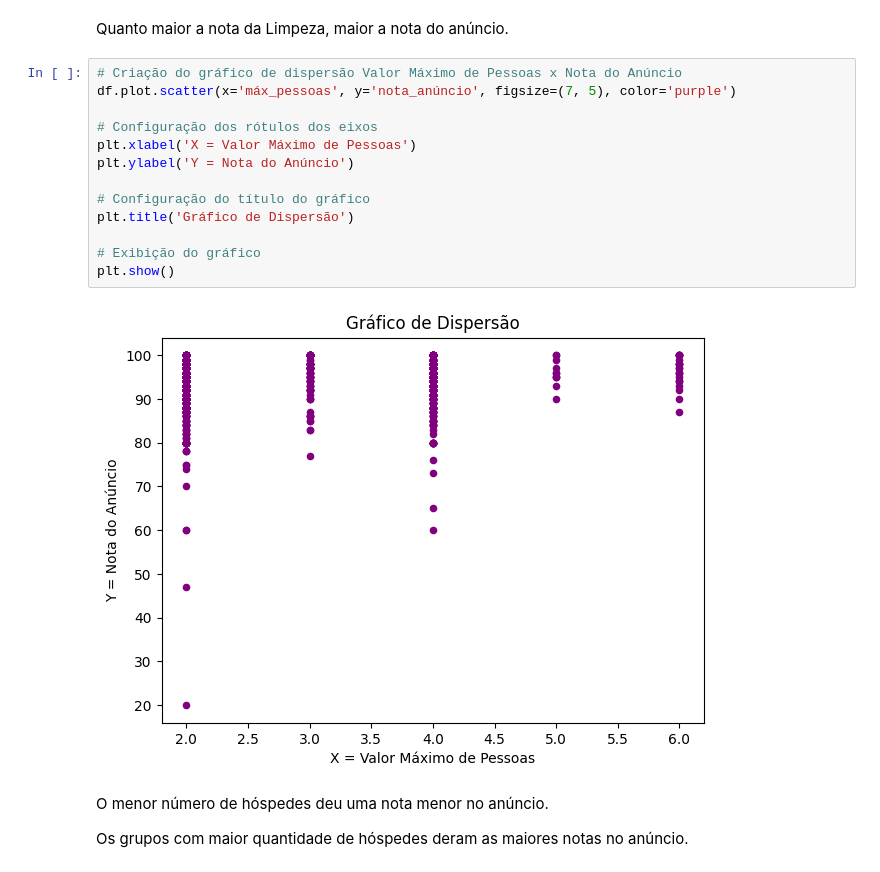
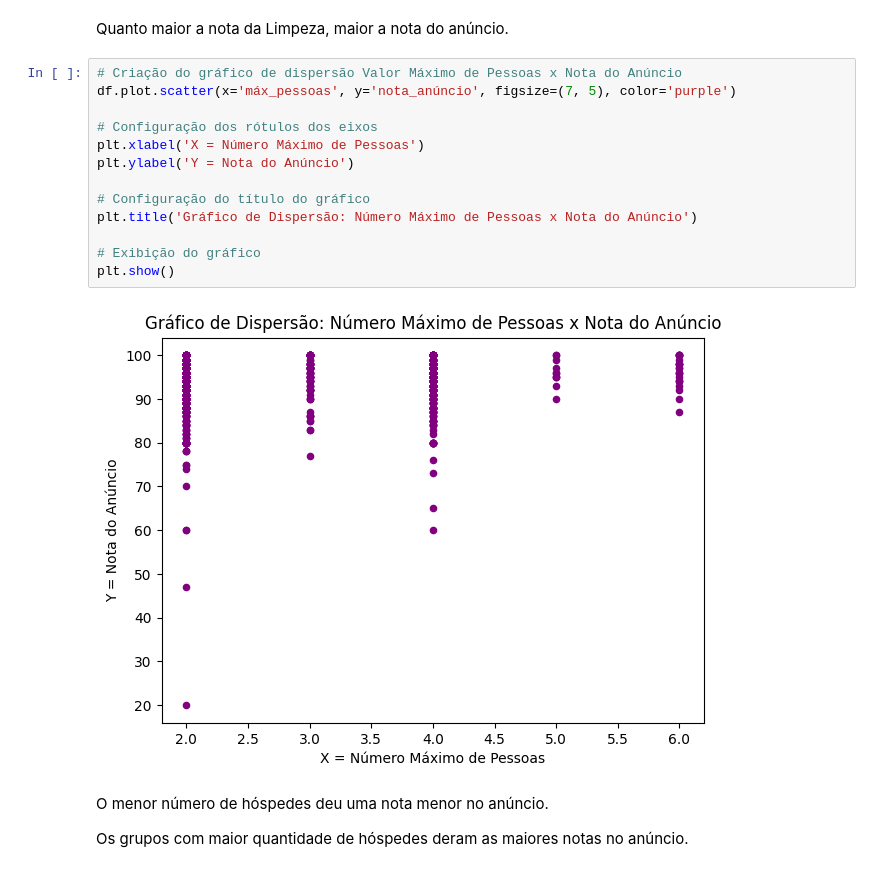
Before and after one commit to IsabelCBarros/An-lise-de-dados-com-Pandas, a Jupyter notebook: Projeto_03_Análise_de_dados_com_Pandas_Case_Airbnb.ipynb, the cells around one changed output. Saved outputs shown, nothing was run; the diff lists cells and outputs as text.

```diff
--- a/Projeto_03_Análise_de_dados_com_Pandas_Case_Airbnb.ipynb
+++ b/Projeto_03_Análise_de_dados_com_Pandas_Case_Airbnb.ipynb
@@ -1512,18 +1512,18 @@ Quanto maior a nota da Limpeza, maior a nota do anúncio.
 # %%
 # Criação do gráfico de dispersão Valor Máximo de Pessoas x Nota do Anúncio
 df.plot.scatter(x='máx_pessoas', y='nota_anúncio', figsize=(7, 5), color='purple')
 
 # Configuração dos rótulos dos eixos
-plt.xlabel('X = Valor Máximo de Pessoas')
+plt.xlabel('X = Número Máximo de Pessoas')
 plt.ylabel('Y = Nota do Anúncio')
 
 # Configuração do título do gráfico
-plt.title('Gráfico de Dispersão')
+plt.title('Gráfico de Dispersão: Número Máximo de Pessoas x Nota do Anúncio')
 
 # Exibição do gráfico
 plt.show()
 # %% [output]
-[figure, old version]
+[figure, new version]
 # %% [markdown]
 O menor número de hóspedes deu uma nota menor no anúncio.
 
```
Also changed, not shown: parts of 4 cells of this notebook.
